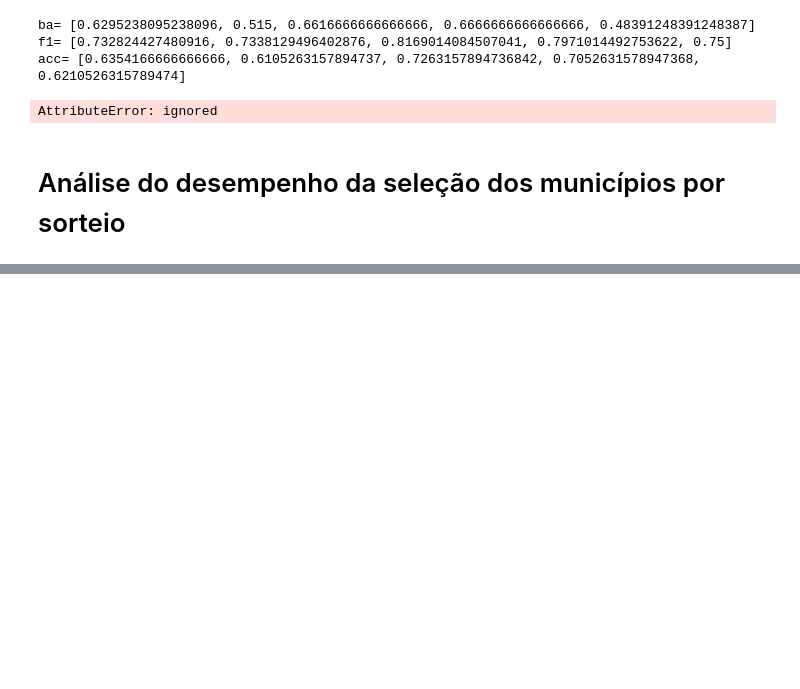
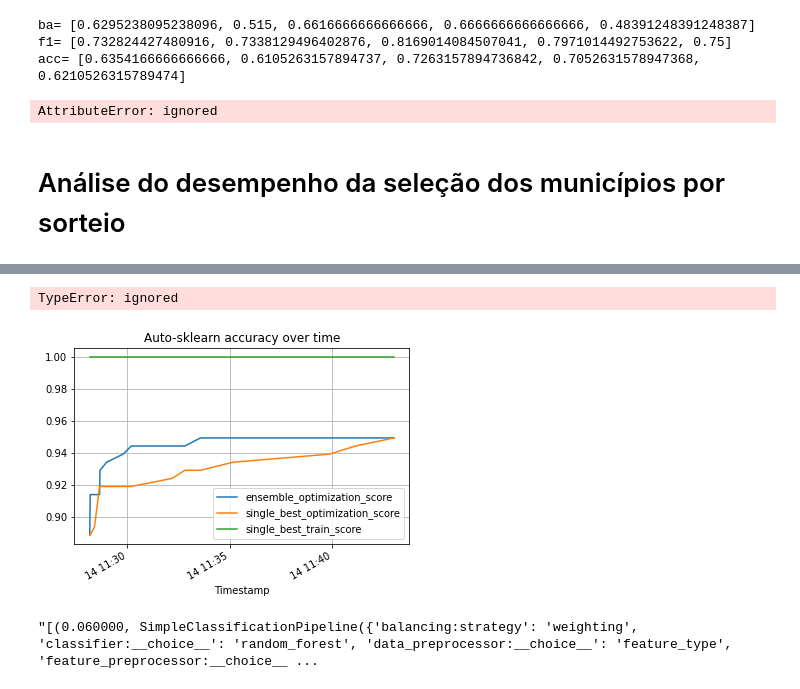
Before and after one commit to paulorobertolds/Bootcamp_corruption, a Jupyter notebook: Copy_of_Cópia_de_Análise_do_projeto_com_Voting_Gridsearch_Baysean_Over_sampling.ipynb, the cells around one changed output, grey strips where cells are left out. Saved outputs shown, nothing was run; the diff lists cells and outputs as text; code cells hidden in the pictures; blank space fills up the shorter version.

```diff
--- a/Copy_of_Cópia_de_Análise_do_projeto_com_Voting_Gridsearch_Baysean_Over_sampling.ipynb
+++ b/Copy_of_Cópia_de_Análise_do_projeto_com_Voting_Gridsearch_Baysean_Over_sampling.ipynb
@@ -852,0 +775,23 @@ AttributeError: ignored
+# %%
+import autosklearn.classification
+cls = autosklearn.classification.AutoSklearnClassifier(scoring='precision')
+cls.fit(X_resampled,y_resampled)
+# %% [output]
+TypeError: ignored
+# %%
+import matplotlib.pyplot as plt
+cls.cv_results_
+cls.performance_over_time_.plot(
+    x='Timestamp',
+    kind='line',
+    legend=True,
+    title='Auto-sklearn accuracy over time',
+    grid=True,
+)
+plt.show()
+
+cls.sprint_statistics()
+cls.show_models()
+# %% [output]
+[figure, added]
+"[(0.060000, SimpleClassificationPipeline({'balancing:strategy': 'weighting', 'classifier:__choice__': 'random_forest', 'data_preprocessor:__choice__': 'feature_type', 'feature_preprocessor:__choice__ ...
```
Also changed, not shown: parts of 29 cells of this notebook.
